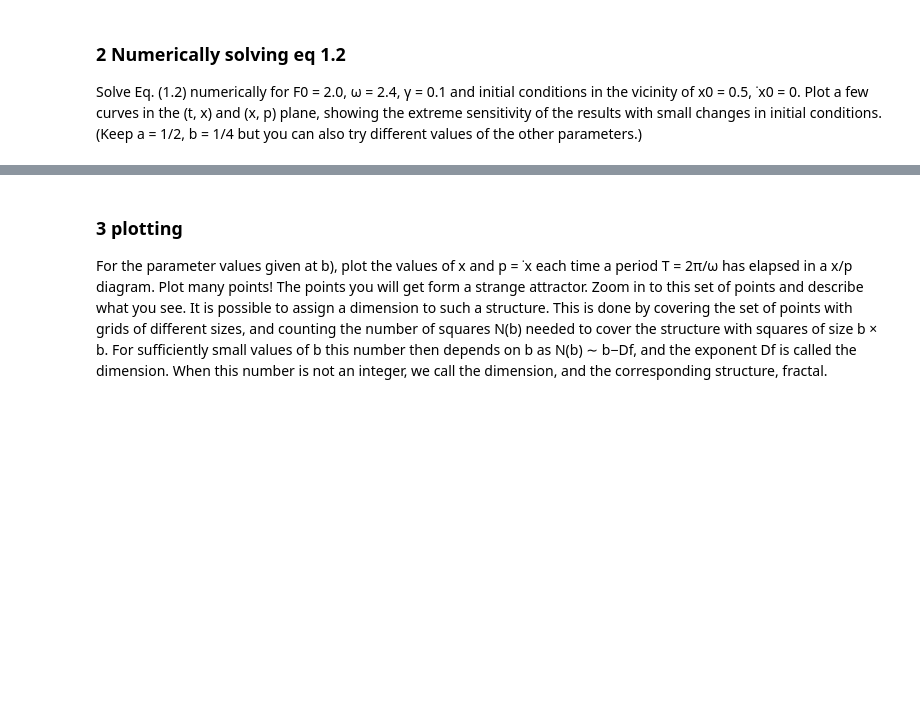
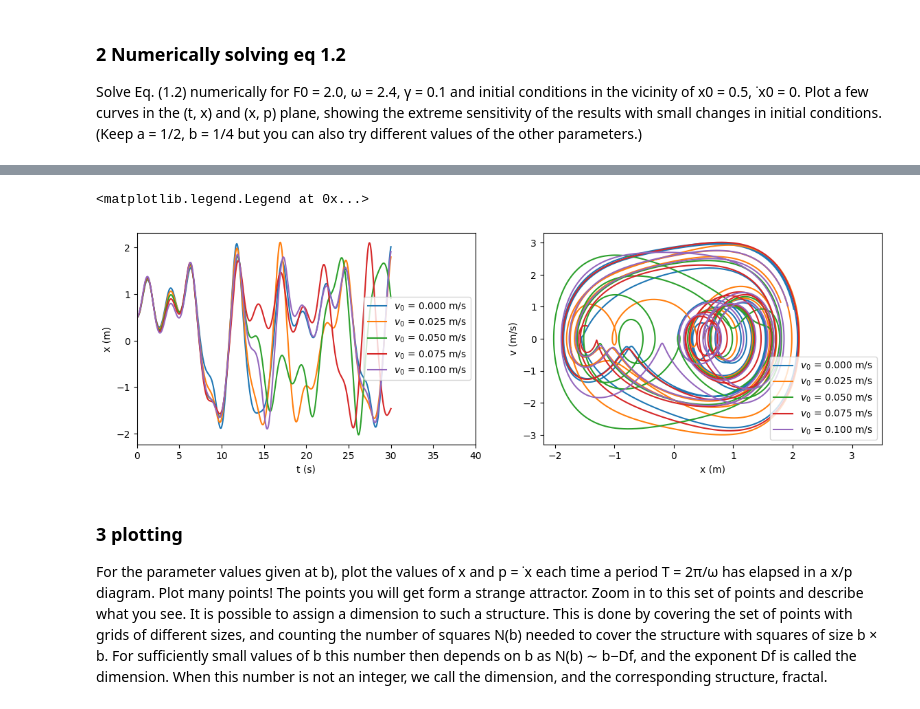
Before and after one commit to Danielle-06/Duffing-oscillator, a Jupyter notebook: Main analysis.ipynb, the cells around one changed output, grey strips where cells are left out. Drawn from its saved outputs; the diff is of its cells as text; code cells hidden in the pictures; blank space fills up the shorter version.

```diff
--- a/Main analysis.ipynb
+++ b/Main analysis.ipynb
@@ -115,3 +120,35 @@ plt.plot(t,x)
+# %%
+n_par = 5
+v0_array = np.linspace(0,0.1,n_par)
+x0_array = np.zeros([n_par])+0.5
+
+
+x[0],v[0] = x0,v0
+plt.figure(figsize=[14,4])
+for j in range(n_par):
+    x = np.zeros(N)
+    v = np.zeros(N)
+    # print(j)
+    x[0],v[0] = x0_array[j],v0_array[j]
+    for i in range(1,N):
+        x[i],v[i] = Verlet(x[i-1],v[i-1],t[i-1])
+    plt.subplot(121)
+    plt.plot(t,x,label="$v_0$ = %.3f m/s" %(v0_array[j]))
+    plt.subplot(122)
+    plt.plot(x,v,label="$v_0$ = %.3f m/s" %(v0_array[j]))
+plt.subplot(122)
+plt.xlabel("x (m)")
+plt.ylabel("v (m/s)")
+plt.legend()
+plt.xlim(-2.2,3.5)
+plt.subplot(121)
+plt.xlabel("t (s)")
+plt.ylabel("x (m)")
+plt.xlim(0,40)
+plt.legend()
+# %% [output]
+<matplotlib.legend.Legend at 0x...>
+[figure, added]
 # %% [markdown]
 ### 3 plotting
  For the parameter values given at b), plot the values of x and p = ˙x each time a period T = 2π/ω
```
Also changed, not shown: parts of 4 cells of this notebook.
